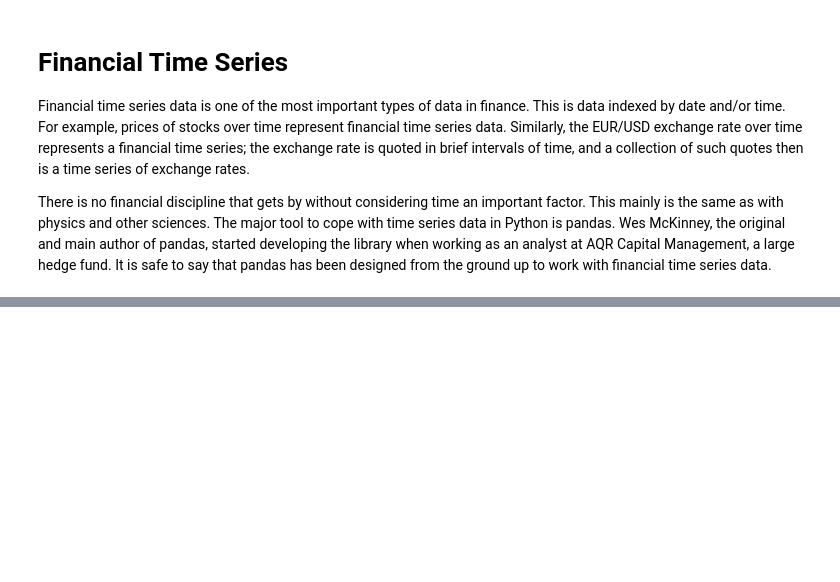
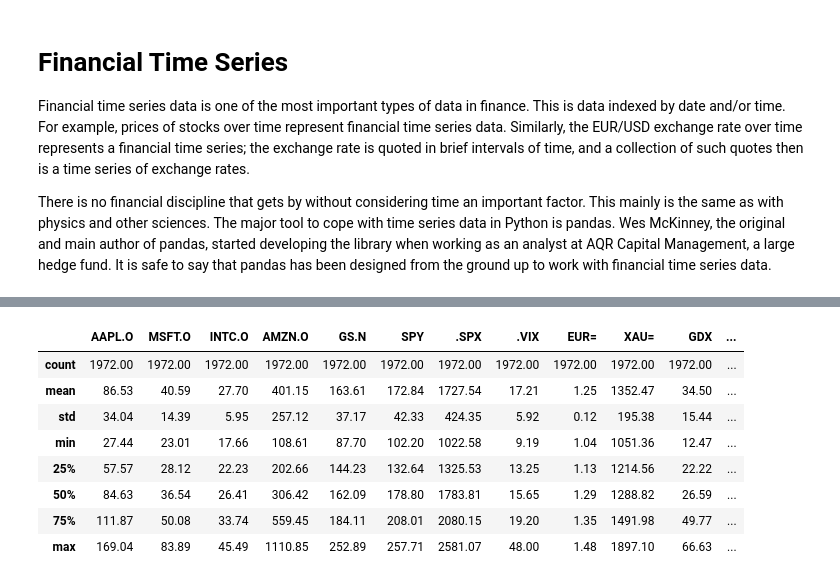
Before and after one commit to GeorgeMavroidis/PythonForFinance, a Jupyter notebook: 5. Financial Time Series.ipynb, the cells around one changed output, grey strips where cells are left out. Drawn from its saved outputs; the diff is of its cells as text; code cells hidden in the pictures; blank space fills up the shorter version.

```diff
--- a/5. Financial Time Series.ipynb
+++ b/5. Financial Time Series.ipynb
@@ -32,0 +95,12 @@ f
+# %%
+data.describe().round(2) # describe() provedies useful standard statistics per column
+# %% [output]
+|  | AAPL.O | MSFT.O | INTC.O | AMZN.O | GS.N | SPY | .SPX | .VIX | EUR= | XAU= | GDX | ... |
+| count | 1972.00 | 1972.00 | 1972.00 | 1972.00 | 1972.00 | 1972.00 | 1972.00 | 1972.00 | 1972.00 | 1972.00 | 1972.00 | ... |
+| mean | 86.53 | 40.59 | 27.70 | 401.15 | 163.61 | 172.84 | 1727.54 | 17.21 | 1.25 | 1352.47 | 34.50 | ... |
+| std | 34.04 | 14.39 | 5.95 | 257.12 | 37.17 | 42.33 | 424.35 | 5.92 | 0.12 | 195.38 | 15.44 | ... |
+| min | 27.44 | 23.01 | 17.66 | 108.61 | 87.70 | 102.20 | 1022.58 | 9.19 | 1.04 | 1051.36 | 12.47 | ... |
+| 25% | 57.57 | 28.12 | 22.23 | 202.66 | 144.23 | 132.64 | 1325.53 | 13.25 | 1.13 | 1214.56 | 22.22 | ... |
+| 50% | 84.63 | 36.54 | 26.41 | 306.42 | 162.09 | 178.80 | 1783.81 | 15.65 | 1.29 | 1288.82 | 26.59 | ... |
+| 75% | 111.87 | 50.08 | 33.74 | 559.45 | 184.11 | 208.01 | 2080.15 | 19.20 | 1.35 | 1491.98 | 49.77 | ... |
+| max | 169.04 | 83.89 | 45.49 | 1110.85 | 252.89 | 257.71 | 2581.07 | 48.00 | 1.48 | 1897.10 | 66.63 | ... |
```
Also changed, not shown: parts of 18 cells of this notebook, 1 other file.
